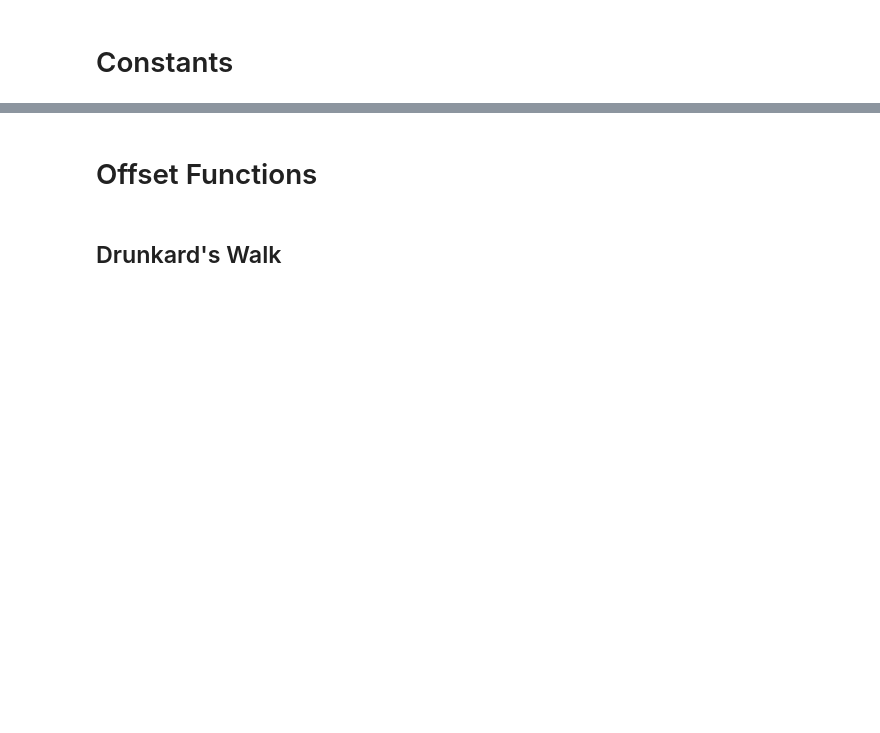
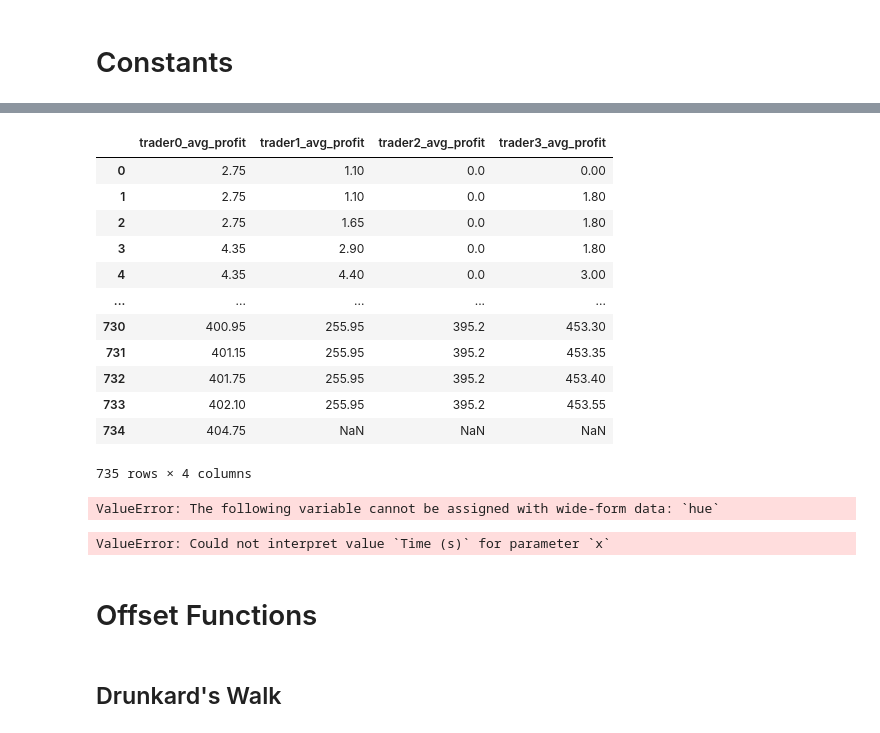
Before and after one commit to antonwallstedt/comsm0046-fintech, a Jupyter notebook: prototyping/proto.ipynb, the cells around one changed output, grey strips where cells are left out. Saved outputs shown, nothing was run; the diff lists cells and outputs as text; code cells hidden in the pictures; blank space fills up the shorter version.

```diff
--- a/prototyping/proto.ipynb
+++ b/prototyping/proto.ipynb
@@ -18,0 +109,30 @@ ORDER_INTERVAL = 15
+# %%
+def total_profit_filter(traders_spec):
+    col_filter = []
+    if traders_spec['buyers'] == traders_spec['sellers']:
+        for i, _ in enumerate(buyers_spec):
+            col_filter += [f'trader{i}_total_profit']
+    return col_filter
+
+def avg_profit_filter(traders_spec):
+    col_filter = []
+    if traders_spec['buyers'] == traders_spec['sellers']:
+        for i, _ in enumerate(buyers_spec):
+            col_filter += [f'trader{i}_avg_profit']
+    return col_filter
+# %%
+df[avg_profit_filter(traders_spec)]
+# %% [output]
+|  | trader0_avg_profit | trader1_avg_profit | trader2_avg_profit | trader3_avg_profit |
+| 0 | 2.75 | 1.10 | 0.0 | 0.00 |
+| 1 | 2.75 | 1.10 | 0.0 | 1.80 |
+| 2 | 2.75 | 1.65 | 0.0 | 1.80 |
+| 3 | 4.35 | 2.90 | 0.0 | 1.80 |
+| 4 | 4.35 | 4.40 | 0.0 | 3.00 |
+| ... | ... | ... | ... | ... |
+| 730 | 400.95 | 255.95 | 395.2 | 453.30 |
+| 731 | 401.15 | 255.95 | 395.2 | 453.35 |
+| 732 | 401.75 | 255.95 | 395.2 | 453.40 |
+| 733 | 402.10 | 255.95 | 395.2 | 453.55 |
+| 734 | 404.75 | NaN | NaN | NaN |
+735 rows × 4 columns
@@ -18,0 +142,4 @@ ORDER_INTERVAL = 15
+# %%
+plot_profit(df[avg_profit_filter(traders_spec)])
+# %% [output]
+ValueError: The following variable cannot be assigned with wide-form data: `hue`
@@ -19,3 +153,7 @@ ORDER_INTERVAL = 15
+# %%
+plot_avg_profit(df)
+# %% [output]
+ValueError: Could not interpret value `Time (s)` for parameter `x`
 # %% [markdown]
 # Offset Functions
 # %% [markdown]
```
Also changed, not shown: parts of 38 cells of this notebook, 6 other files.
